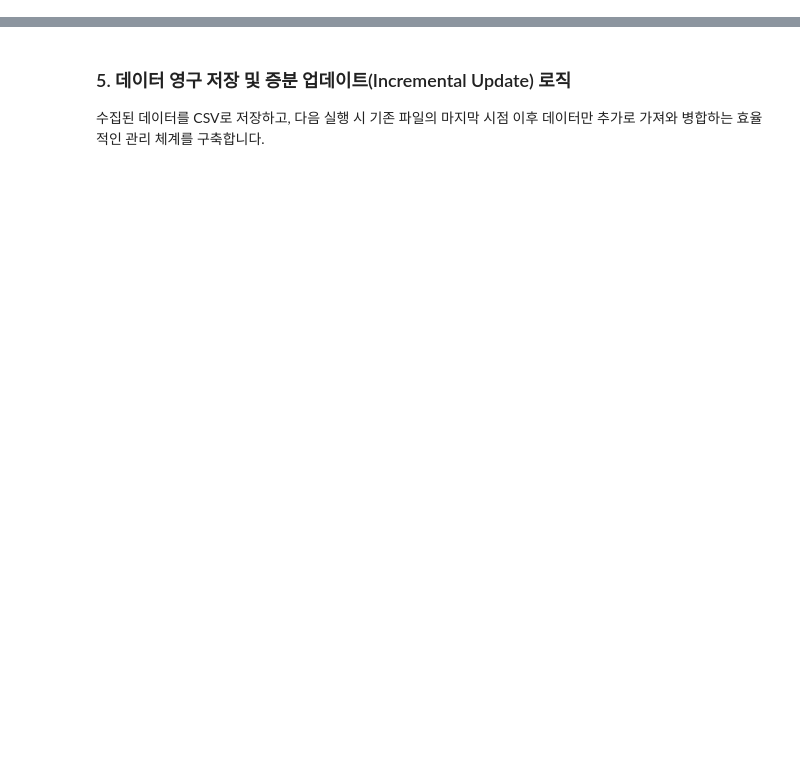
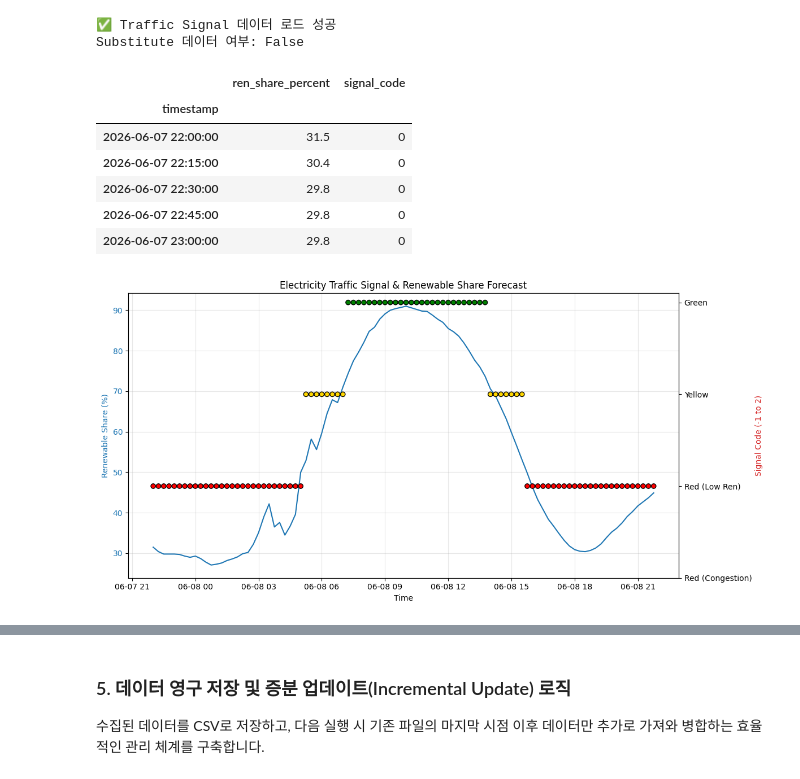
Before and after one commit to Giraffe-Shin/trading, a Jupyter notebook: 독일전력분석.ipynb, the cells around one changed output, grey strips where cells are left out. Cells and saved outputs as stored; diff of their text form; code cells hidden in the pictures; blank space fills up the shorter version.

```diff
--- a/독일전력분석.ipynb
+++ b/독일전력분석.ipynb
@@ -468,0 +357,59 @@ if df_master_2023 is not None:
+# %%
+# Traffic Signal (전기 신호등) 데이터 수집 및 시각화
+import pandas as pd
+import matplotlib.pyplot as plt
+
+try:
+    # 1. API 호출 (endpoint='signal')
+    # country='de'는 기본값으로 사용됩니다.
+    signal_raw = api.fetch(endpoint='signal')
+
+    if signal_raw and 'unix_seconds' in signal_raw:
+        # 2. 데이터프레임 변환
+        df_signal = pd.DataFrame({
+            'timestamp': pd.to_datetime(signal_raw['unix_seconds'], unit='s'),
+            'ren_share_percent': signal_raw.get('share', []),
+            'signal_code': signal_raw.get('signal', [])
+        }).set_index('timestamp')
+
+        print("✅ Traffic Signal 데이터 로드 성공")
+        print(f"Substitute 데이터 여부: {signal_raw.get('substitute', False)}")
+        display(df_signal.head())
+
+        # 3. 시각화
+        fig, ax1 = plt.subplots(figsize=(12, 6))
+
+        # 재생 에너지 비중 (선 그래프)
+        ax1.set_xlabel('Time')
+        ax1.set_ylabel('Renewable Share (%)', color='tab:blue')
+        ax1.plot(df_signal.index, df_signal['ren_share_percent'], color='tab:blue', label='Renewable Share')
+        ax1.tick_params(axis='y', labelcolor='tab:blue')
+        ax1.grid(True, alpha=0.3)
+
+        # 신호 코드 (산점도)
+        ax2 = ax1.twinx()
+        ax2.set_ylabel('Signal Code (-1 to 2)', color='tab:red')
+        # 색상 맵 정의: -1, 0: Red, 1: Yellow, 2: Green
+        colors = df_signal['signal_code'].map({-1: 'darkred', 0: 'red', 1: 'gold', 2: 'green'})
+        ax2.scatter(df_signal.index, df_signal['signal_code'], c=colors, label='Signal Status', edgecolors='black')
+        ax2.set_yticks([-1, 0, 1, 2])
+        ax2.set_yticklabels(['Red (Congestion)', 'Red (Low Ren)', 'Yellow', 'Green'])
+
+        plt.title('Electricity Traffic Signal & Renewable Share Forecast')
+        fig.tight_layout()
+        plt.show()
+    else:
+        print("⚠️ 데이터를 불러올 수 없거나 응답 구조가 예상과 다릅니다.")
+except Exception as e:
+    print(f"❌ Traffic Signal 데이터 수집 중 오류 발생: {e}")
+# %% [output]
+✅ Traffic Signal 데이터 로드 성공
+Substitute 데이터 여부: False
+|  | ren_share_percent | signal_code |
+| timestamp |  |  |
+| 2026-06-07 22:00:00 | 31.5 | 0 |
+| 2026-06-07 22:15:00 | 30.4 | 0 |
+| 2026-06-07 22:30:00 | 29.8 | 0 |
+| 2026-06-07 22:45:00 | 29.8 | 0 |
+| 2026-06-07 23:00:00 | 29.8 | 0 |
+[figure, added]
```
Also changed, not shown: parts of 46 cells of this notebook.
